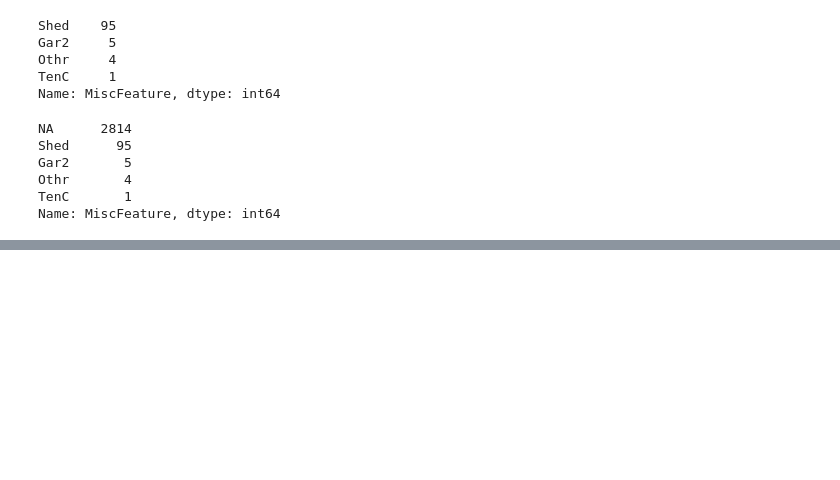
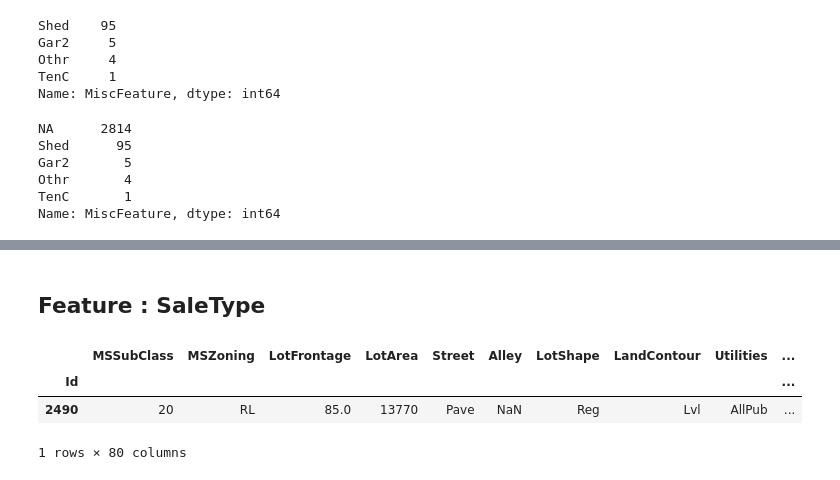
Before and after one commit to AnirudhAchal/Housing-Prices, a Jupyter notebook: Notebooks/Housing Prices .ipynb, the cells around one changed output, grey strips where cells are left out. Cells and saved outputs as stored; diff of their text form; code cells hidden in the pictures; blank space fills up the shorter version.

Commit message:
SaleType feature completed

```diff
--- a/Notebooks/Housing Prices .ipynb
+++ b/Notebooks/Housing Prices .ipynb
@@ -2496,0 +2516,10 @@ Name: MiscFeature, dtype: int64
+# %% [markdown]
+## Feature : SaleType
+# %%
+# House with missing value in the feature
+df[pd.isnull(df['SaleType'])]
+# %% [output]
+|  | MSSubClass | MSZoning | LotFrontage | LotArea | Street | Alley | LotShape | LandContour | Utilities | ... |
+| Id |  |  |  |  |  |  |  |  |  | ... |
+| 2490 | 20 | RL | 85.0 | 13770 | Pave | NaN | Reg | Lvl | AllPub | ... |
+1 rows × 80 columns
```
Also changed, not shown: parts of 5 cells of this notebook.
